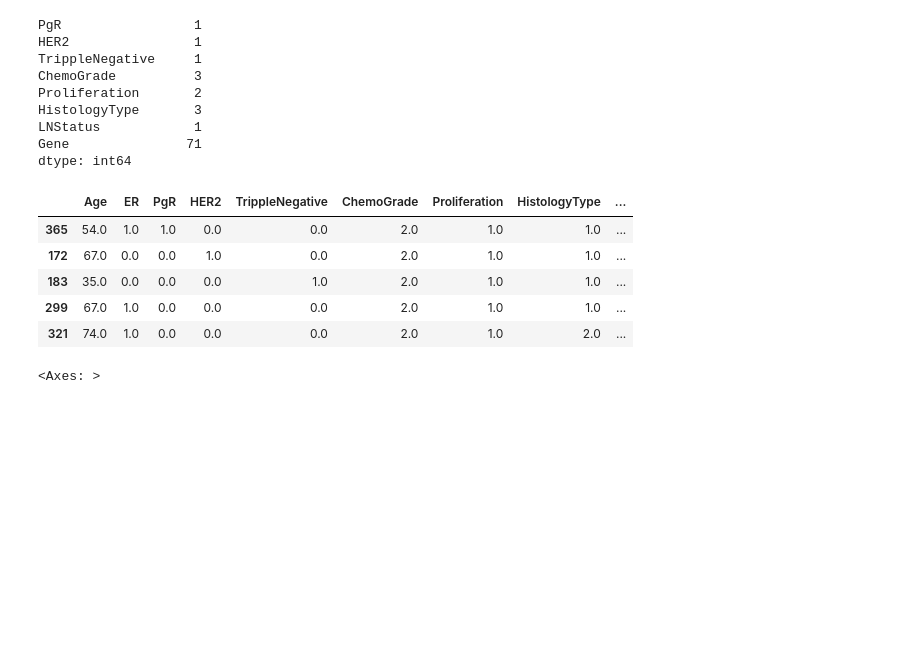
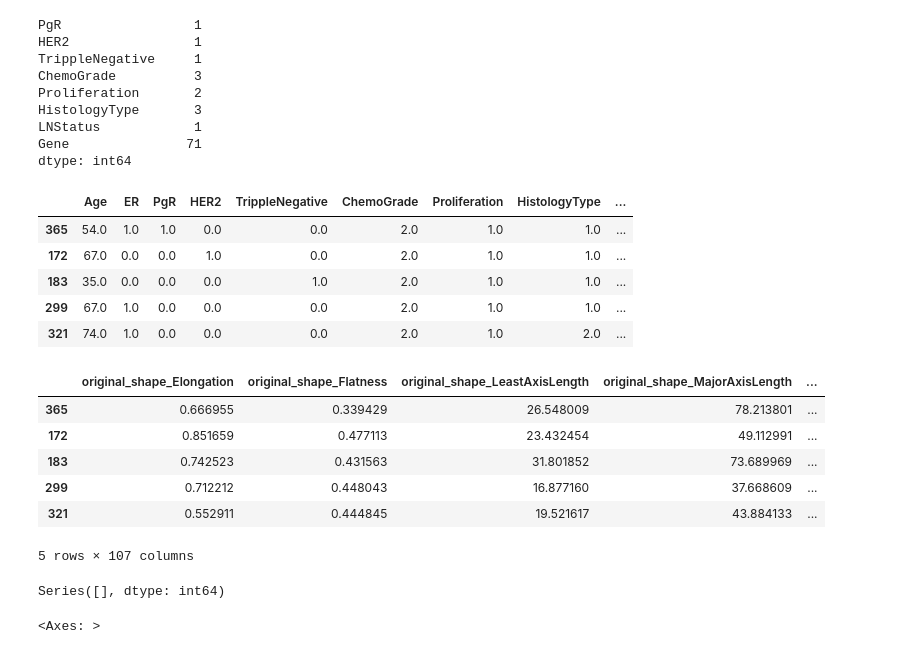
Before and after one commit to glacial-drm/Supervised-Learners, a Jupyter notebook: CW2/DataPreProcessing.ipynb, the cells around one changed output. Drawn from its saved outputs; the diff is of its cells as text; code cells hidden in the pictures; blank space fills up the shorter version.

```diff
--- a/CW2/DataPreProcessing.ipynb
+++ b/CW2/DataPreProcessing.ipynb
@@ -559,9 +633,23 @@ X_train[categorical_names].head()
 | 321 | 74.0 | 1.0 | 0.0 | 0.0 | 0.0 | 2.0 | 1.0 | 2.0 | ... |
 # %%
 # For the continuous features, impute the missing values in each column with the median of that column
-#median_imputer = SimpleImputer(missing_values = np.nan, strategy = 'median')
-#X_train[continuous_names] = median_imputer.fit_transform(X_train[continuous_names])
-#X_train[continuous_names].head()
+median_imputer = SimpleImputer(missing_values = np.nan, strategy = 'median')
+X_train[continuous_names] = median_imputer.fit_transform(X_train[continuous_names])
+X_train[continuous_names].head()
+# %% [output]
+|  | original_shape_Elongation | original_shape_Flatness | original_shape_LeastAxisLength | original_shape_MajorAxisLength | ... |
+| 365 | 0.666955 | 0.339429 | 26.548009 | 78.213801 | ... |
+| 172 | 0.851659 | 0.477113 | 23.432454 | 49.112991 | ... |
+| 183 | 0.742523 | 0.431563 | 31.801852 | 73.689969 | ... |
+| 299 | 0.712212 | 0.448043 | 16.877160 | 37.668609 | ... |
+| 321 | 0.552911 | 0.444845 | 19.521617 | 43.884133 | ... |
+5 rows × 107 columns
+# %%
+missing_values2 = X_train[continuous_names].isnull().sum()
+missing_values2 = missing_values2[missing_values2 > 0]
+missing_values2
+# %% [output]
+Series([], dtype: int64)
 # %%
 fig, ax = plt.subplots(1, figsize = (20, 8))
 sns.boxplot(data = X_train[continuous_names], ax = ax)
```
Also changed, not shown: parts of 22 cells of this notebook.
